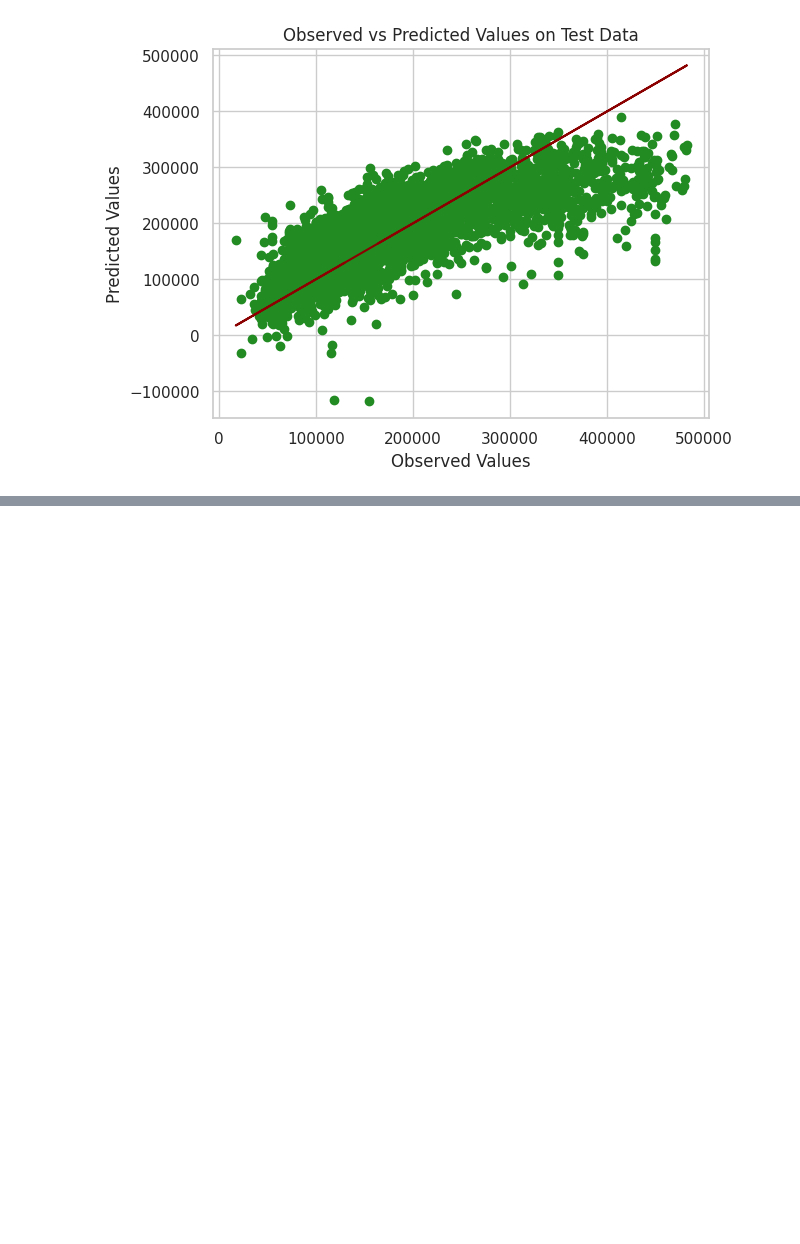
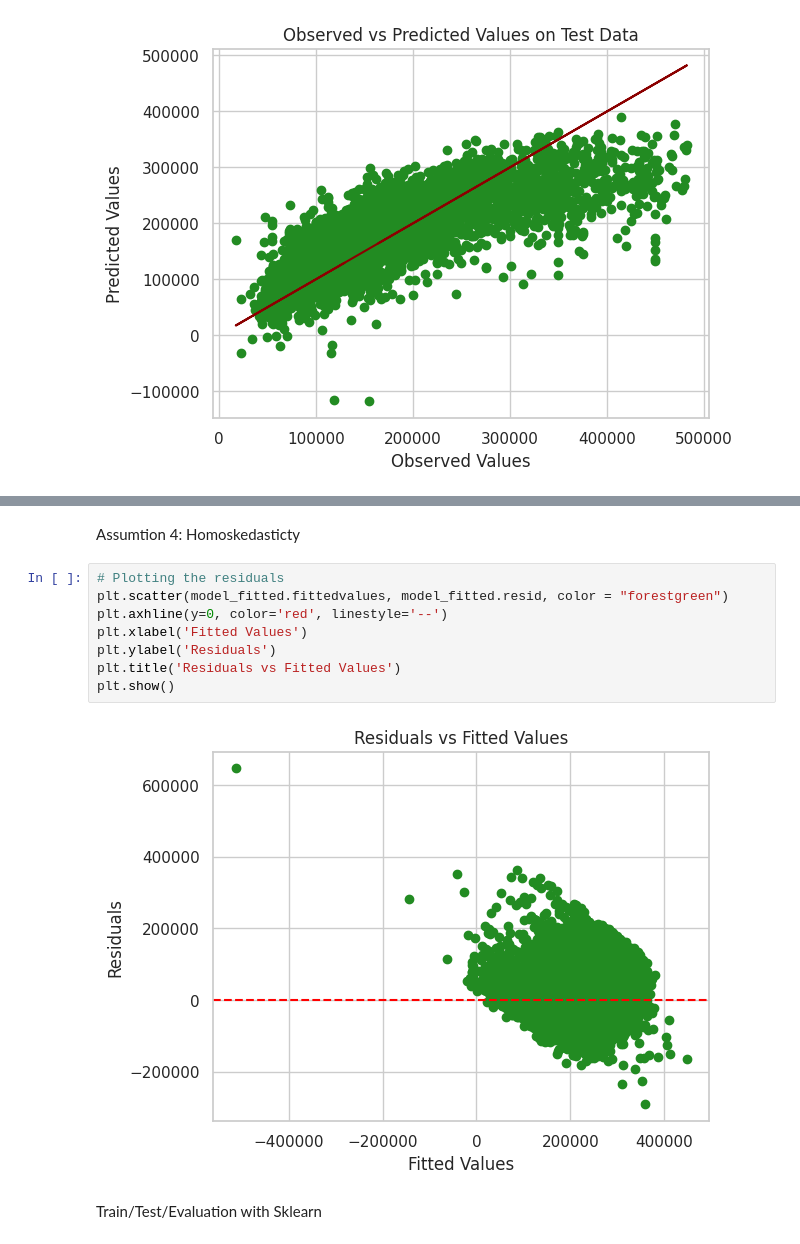
Before and after one commit to MathalinAK/machinelearning, a Jupyter notebook: mltask2.ipynb, the cells around one changed output, grey strips where cells are left out. Drawn from its saved outputs; the diff is of its cells as text; blank space fills up the shorter version.

```diff
--- a/mltask2.ipynb
+++ b/mltask2.ipynb
@@ -440,0 +482,14 @@ plt.show()
+# %% [markdown]
+Assumtion 4: Homoskedasticty
+# %%
+# Plotting the residuals
+plt.scatter(model_fitted.fittedvalues, model_fitted.resid, color = "forestgreen")
+plt.axhline(y=0, color='red', linestyle='--')
+plt.xlabel('Fitted Values')
+plt.ylabel('Residuals')
+plt.title('Residuals vs Fitted Values')
+plt.show()
+# %% [output]
+[figure, added]
+# %% [markdown]
+Train/Test/Evaluation with Sklearn
```
Also changed, not shown: parts of 9 cells of this notebook.
